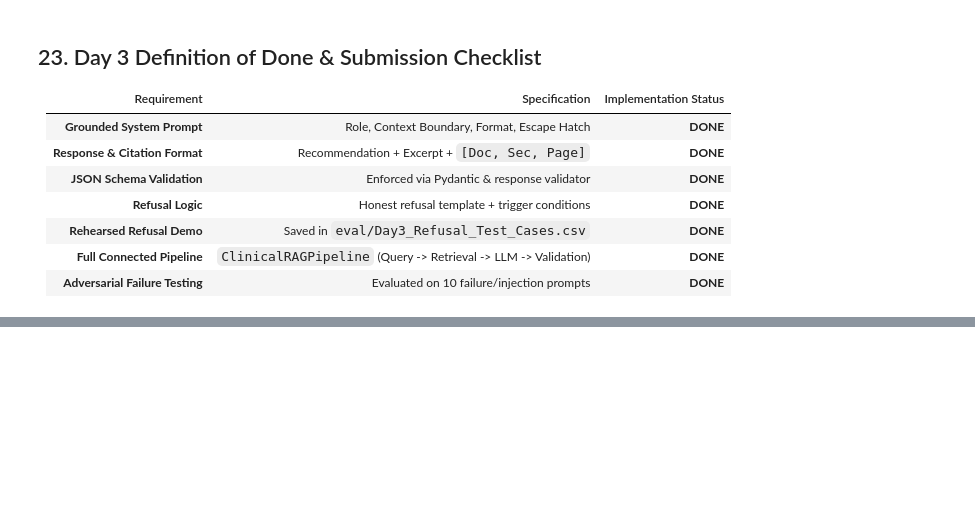
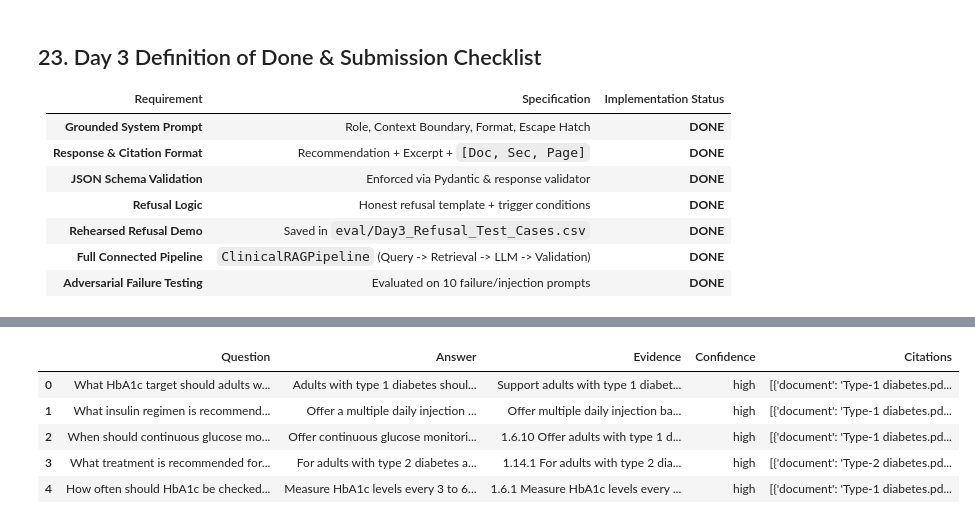
Before and after one commit to Nourmohamed904/Diabetes_RAG_Hackathon, a Jupyter notebook: Diabetes_RAG_Hackathon_Submission_FINAL_Git_Data_(3).ipynb, the cells around one changed output, grey strips where cells are left out. Cells and saved outputs as stored; diff of their text form; code cells hidden in the pictures; blank space fills up the shorter version.

```diff
--- a/Diabetes_RAG_Hackathon_Submission_FINAL_Git_Data_(3).ipynb
+++ b/Diabetes_RAG_Hackathon_Submission_FINAL_Git_Data_(3).ipynb
@@ -2240,0 +3698,12 @@ insufficient
+# %%
+# Test 2: Question with related but insufficient evidence
+result = pipeline.query(
+    "What is the usual first-line drug treatment for adults with type 2 diabetes?"
+)
+
+print("=== First-line Type 2 Treatment ===")
+print("Confidence:", result["response"]["confidence"])
+print("Answer:", result["response"]["recommendation"])
+print("Citations:", result["response"]["citations"])
+print("Retrieval:", result["retrieval_confidence"])
+print("Evidence sufficiency:", result["evidence_sufficiency"])
@@ -2240,0 +3735,48 @@ insufficient
+# %%
+# ==============================================================================
+# DAY 4 - FAITHFULNESS AUDIT SAMPLE
+# ==============================================================================
+
+faithfulness_questions = [
+    "What HbA1c target should adults with type 1 diabetes aim for?",
+    "What insulin regimen is recommended for adults with type 1 diabetes?",
+    "When should continuous glucose monitoring be considered or offered for adults with type 1 diabetes?",
+    "What treatment is recommended for adults with type 2 diabetes and heart failure?",
+    "How often should HbA1c be checked in adults with type 1 diabetes?"
+]
+
+faithfulness_results = []
+
+for question in faithfulness_questions:
+
+    result = pipeline.query(question)
+
+    faithfulness_results.append({
+        "Question": question,
+        "Answer": result["response"]["recommendation"],
+        "Evidence": result["response"]["evidence"],
+        "Citations": result["response"]["citations"],
+        "Confidence": result["response"]["confidence"],
+        "Risk": result["risk_level"]
+    })
+
+faithfulness_df = pd.DataFrame(faithfulness_results)
+
+display(
+    faithfulness_df[
+        [
+            "Question",
+            "Answer",
+            "Evidence",
+            "Confidence",
+            "Citations"
+        ]
+    ]
+)
+# %% [output]
+|  | Question | Answer | Evidence | Confidence | Citations |
+| 0 | What HbA1c target should adults w... | Adults with type 1 diabetes shoul... | Support adults with type 1 diabet... | high | [{'document': 'Type-1 diabetes.pd... |
+| 1 | What insulin regimen is recommend... | Offer a multiple daily injection ... | Offer multiple daily injection ba... | high | [{'document': 'Type-1 diabetes.pd... |
+| 2 | When should continuous glucose mo... | Offer continuous glucose monitori... | 1.6.10 Offer adults with type 1 d... | high | [{'document': 'Type-1 diabetes.pd... |
+| 3 | What treatment is recommended for... | For adults with type 2 diabetes a... | 1.14.1 For adults with type 2 dia... | high | [{'document': 'Type-2 diabetes.pd... |
+| 4 | How often should HbA1c be checked... | Measure HbA1c levels every 3 to 6... | 1.6.1 Measure HbA1c levels every ... | high | [{'document': 'Type-1 diabetes.pd... |
```
Also changed, not shown: parts of 43 cells of this notebook.
